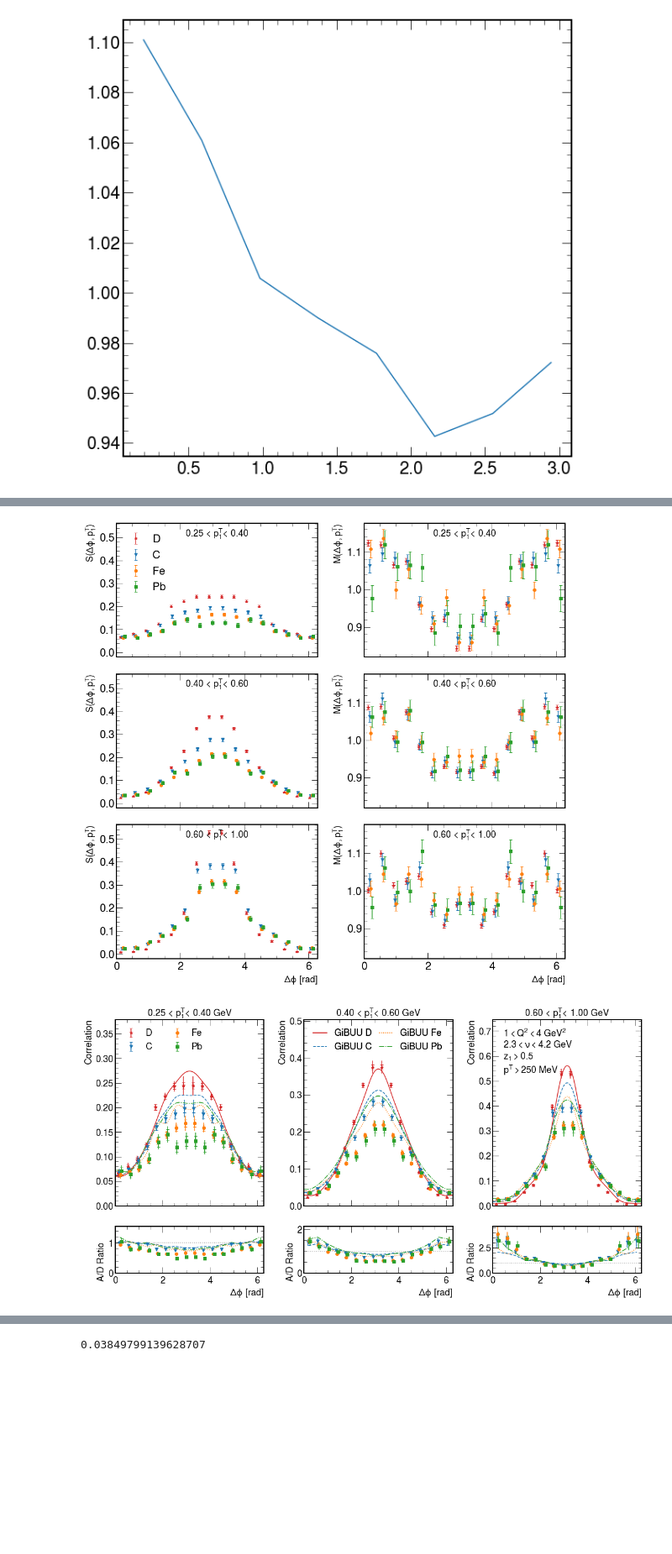
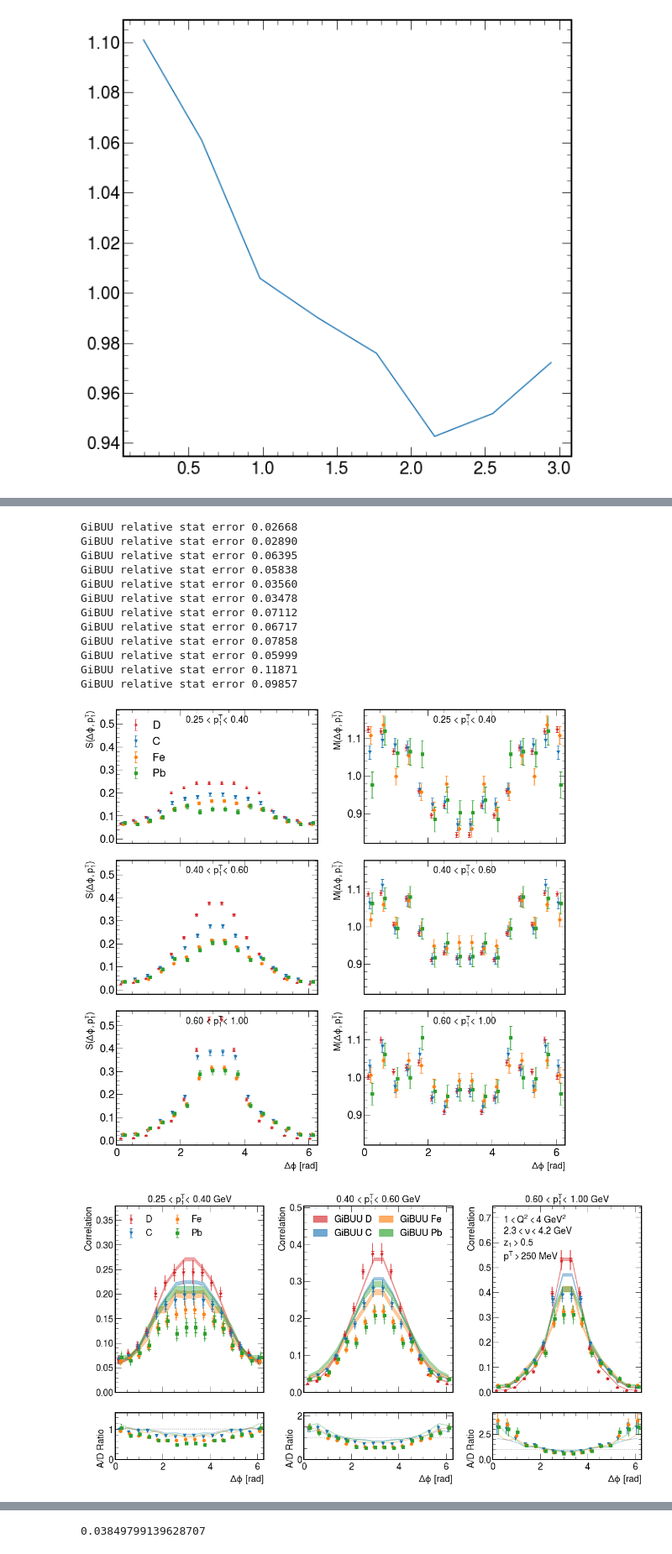
Before and after one commit to smoranvas/di-hadron, a Jupyter notebook: DipionFollowup.ipynb, the cells around one changed output, grey strips where cells are left out. Shown at 84% size. Cells and saved outputs as stored; diff of their text form; code cells hidden in the pictures; blank space fills up the shorter version.

```diff
--- a/DipionFollowup.ipynb
+++ b/DipionFollowup.ipynb
@@ -535,18 +535,20 @@ def get_values(slicevar='drap', slicevartex='\Delta Y', slicebins=(-1,0,1,2,3),
                     qtrig += " and " + pThetaCuts_trig + f" and  h1_cm_pt > {pT1min}"
                 N1 = len(dfs_trigger["GiBUU_"+A+GiBUU_suffix].query(qtrig))
                 y = N2/N1/dx/2
+                dy=y*np.sqrt(1/N2+1/N1)
+
                 #print(N1, N2)
                 if A=="D":
                     integral_GiBUU_D=sum(y)*dx*2
 
                 y/=integral_GiBUU_D
-
+                dy/=integral_GiBUU_D
                 if A=="D" or "D_" in A:
                     GiBUU_D = pd.Series(y)
                 R_GiBUU = y/GiBUU_D
 
                 tmp = A + "_fine" if useFinerBinning else A
-                GiBUU[k][tmp] = pd.DataFrame(dict(C=y, R=y/GiBUU_D,
+                GiBUU[k][tmp] = pd.DataFrame(dict(C=y,dCstat=dy, R=y/GiBUU_D,
                                                 phi=x,
                                                  phi_low=bins[:-1], phi_up=bins[1:]))
 
@@ -562,7 +564,7 @@ def get_values(slicevar='drap', slicevartex='\Delta Y', slicebins=(-1,0,1,2,3),
 # %%
 from scipy.interpolate import make_interp_spline
 def make_plots_new(data, GiBUU, sliceinfo, pMin=.350, pT1min=.25, pT2min=.25, filename_tag=None,
-                  slice_unit=None):
+                  slice_unit=None, useSpline=False, gibuuStats=True):
 
 
     #make several figures all at the same time.
@@ -675,15 +677,20 @@ def make_plots_new(data, GiBUU, sliceinfo, pMin=.350, pT1min=.25, pT2min=.25, fi
         for i, A in Alist:
             #y = GiBUU[k][A+"_fine"].C
             y=GiBUU[k][A].C
-            arg = dict(color=colors[i], marker=None, linestyle=linestyles[i])
-
+            dy=GiBUU[k][A].dCstat
+            if not gibuuStats:
+                arg = dict(color=colors[i], marker=None, linestyle=linestyles[i])
+            else:
+                arg = dict(color=colors[i], alpha=0.4)
 
             #x= GiBUU[k][A+"_fine"].phi
             x=GiBUU[k][A].phi
             x= pd.Series(list(x)+list(2*np.pi-pd.Series(reversed(x))))
             y = list(y)+ list(reversed(list(y)))
+            dy = list(dy)+ list(reversed(list(dy)))
+            X_Y_Spline = make_interp_spline(x, y)
 
-            X_Y_Spline = make_interp_spline(x, y)
+            print(f"GiBUU relative stat error {max(np.array(dy)/y):.5f}")
 
             # Returns evenly spaced numbers
             # over a specified interval.
@@ -693,8 +700,15 @@ def make_plots_new(data, GiBUU, sliceinfo, pMin=.350, pT1min=.25, pT2min=.25, fi
             X_=[0] + list(X_)+[2*np.pi]
             Y_=[Y_[0]] + list(Y_)+[Y_[0]]
 
-            artists.append(axs['C'][k].plot(X_, Y_, **arg, label=f"GiBUU {A}")[0])
-
+            if useSpline:
+                artists.append(axs['C'][k].plot(X_, Y_, **arg, label=f"GiBUU {A}")[0])
+            else :
+                if not gibuuStats:
+                    artists.append(axs['C'][k].plot(x, y, **arg, label=f"GiBUU {A}")[0])
+                else:
+                    artists.append(axs['C'][k].fill_between(x, np.array(y)-np.array(dy),
+                                                           np.array(y)+np.array(dy) ,
+                                                            **arg, label=f"GiBUU {A}"))
 
             x= GiBUU[k][A].phi
             x= pd.Series(list(x)+list(2*np.pi-pd.Series(reversed(x))))
@@ -870,7 +884,7 @@ def add_syst_from_mixing(data):
     for j in range(len(data)):
         for A in "D C Fe Pb".split():
             df = data[j][A]
-            add_syst=.06
+            add_syst=.062
             df['dCsyst_mix']=add_syst*df.C
             df.dCsyst=np.hypot(df.dCsyst, df['dCsyst_mix'])
 # %%
@@ -940,18 +967,31 @@ dtype: float64
 # %%
 data, GiBUU, sliceinfo = get_values("h1_cm_pt", "p^T_{1}", (0.25, 0.4, 0.6, 1),
                                     GiBUU_suffix=GiBUU_suffix)
 data_corr = [apply_endcap_corrections(d) for d in data]
 add_syst_error_from_misid(data_corr, 'pT1')
 add_syst_error_from_cuts(data_corr, 'pT1')
 add_syst_error_from_coulomb(data_corr, 'pT1')
+add_syst_from_mixing(data_corr)
 all_data_uncorr['pT1']=data
 all_data['pT1']=data_corr
 all_GiBUU['pT1']=GiBUU
 all_sliceinfo['pT1'] = sliceinfo
 make_plots_new(data_corr, GiBUU, sliceinfo, filename_tag='pT1', slice_unit="GeV")
 # %% [output]
+GiBUU relative stat error 0.02668
+GiBUU relative stat error 0.02890
+GiBUU relative stat error 0.06395
+GiBUU relative stat error 0.05838
+GiBUU relative stat error 0.03560
+GiBUU relative stat error 0.03478
+GiBUU relative stat error 0.07112
+GiBUU relative stat error 0.06717
+GiBUU relative stat error 0.07858
+GiBUU relative stat error 0.05999
+GiBUU relative stat error 0.11871
+GiBUU relative stat error 0.09857
 [figure]
-[figure, old version]
+[figure, new version]
 # %%
 data, GiBUU, sliceinfo = get_values("h2_cm_pt", "p^T_{2}", (0.25, 0.4,0.6, 0.8),
                                     GiBUU_suffix=GiBUU_suffix)
```
Also changed, not shown: parts of 8 cells of this notebook.
